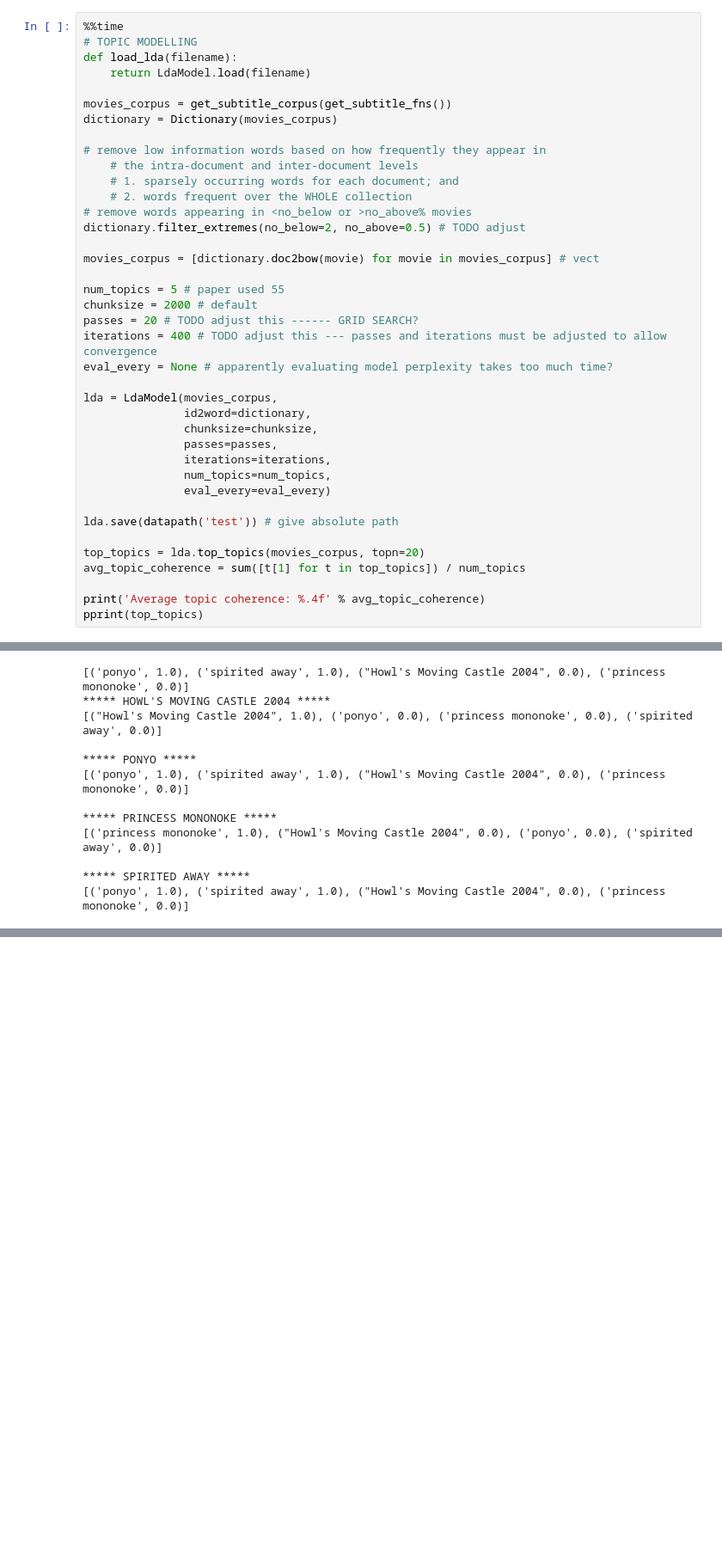
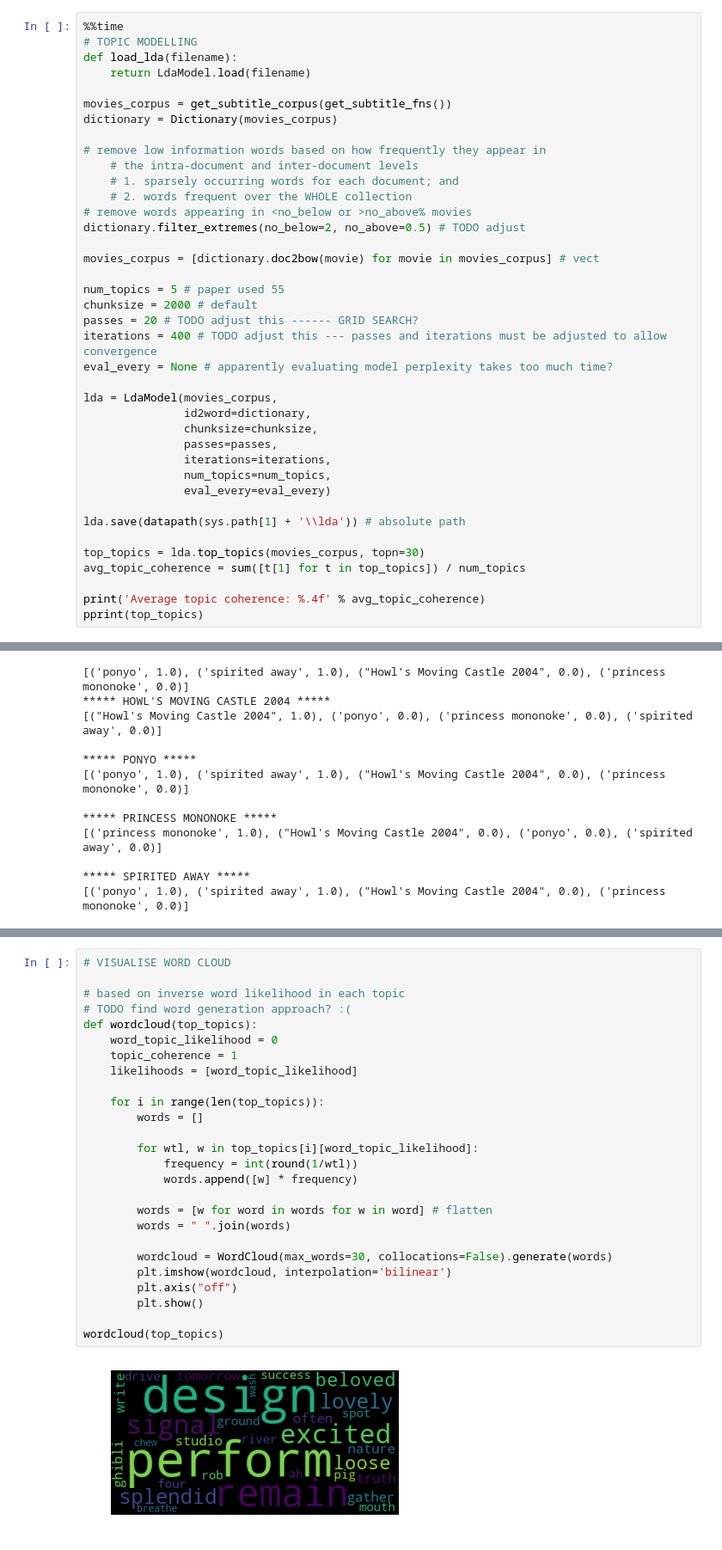
Before and after one commit to uabinf/nlp-group-project-2018-movie-similarity, a Jupyter notebook: movies.ipynb, the cells around one changed output, grey strips where cells are left out. Shown at 86% size. Cells and saved outputs as stored; diff of their text form; blank space fills up the shorter version.

Commit message:
Add word cloud based on inverse word-topic-likelihood; fix lda save

```diff
--- a/movies.ipynb
+++ b/movies.ipynb
@@ -159,9 +164,9 @@ lda = LdaModel(movies_corpus,
                num_topics=num_topics,
                eval_every=eval_every)
 
-lda.save(datapath('test')) # give absolute path
+lda.save(datapath(sys.path[1] + '\\lda')) # absolute path
 
-top_topics = lda.top_topics(movies_corpus, topn=20)
+top_topics = lda.top_topics(movies_corpus, topn=30)
 avg_topic_coherence = sum([t[1] for t in top_topics]) / num_topics
 
 print('Average topic coherence: %.4f' % avg_topic_coherence)
@@ -233,0 +236,28 @@ for movie, sims in zip(movie_names, get_movie_similarities(lda, index, movies_co
+# %%
+# VISUALISE WORD CLOUD
+
+# based on inverse word likelihood in each topic
+# TODO find word generation approach? :(
+def wordcloud(top_topics):
+    word_topic_likelihood = 0
+    topic_coherence = 1
+    likelihoods = [word_topic_likelihood]
+
+    for i in range(len(top_topics)):
+        words = []
+
+        for wtl, w in top_topics[i][word_topic_likelihood]:
+            frequency = int(round(1/wtl))
+            words.append([w] * frequency)
+
+        words = [w for word in words for w in word] # flatten
+        words = " ".join(words)
+
+        wordcloud = WordCloud(max_words=30, collocations=False).generate(words)
+        plt.imshow(wordcloud, interpolation='bilinear')
+        plt.axis("off")
+        plt.show()
+
+wordcloud(top_topics)
+# %% [output]
+[figure, added]
```
Also changed, not shown: parts of 5 cells of this notebook, 4 other files.
